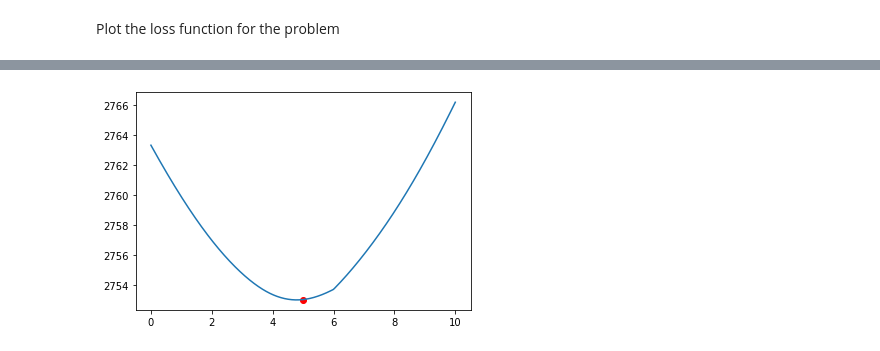
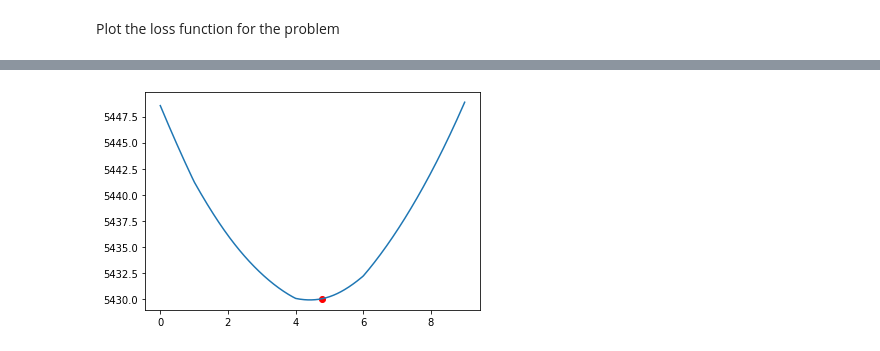
Before and after one commit to Euronym/trabalho_otimizacao, a Jupyter notebook: main.ipynb, the cells around one changed output, grey strips where cells are left out. Cells and saved outputs as stored; diff of their text form; code cells hidden in the pictures.

```diff
--- a/main.ipynb
+++ b/main.ipynb
@@ -87,6 +72,6 @@ The theorems showed in the paper tell us that the best coordinates y and z for t
 are equal to half of they magnitude. Now, there's only one coordinate remaining until
 we can find the best position of our uav: the x coordinate
 # %%
-coordinates_uav[0] = 10 / 2
 coordinates_uav[1] = 10 / 2
+coordinates_uav[2] = 10 / 2
 # %%
@@ -102,6 +84,7 @@ print(distance_drone_users_xy)
 # %%
-angle_users_xy = []
-angle_users_xz = []
-for i in range(len(users_positions_xy)):
-    angle_user_xy = np.arccos( ( ((coordinates_uav[0] - users_positions_xy[i][0]) ** 2 + (coordinates_uav[1] - users_positions_xy[i][1]) ** 2) ** 0.5 )/distance_drone_users_xy[i])
-    angle_users_xy.append(angle_user_xy)
+def calculate_angle_users(users_position, coordinates_uav, distance_drone_users):
+    angle_users= []
+    for i in range(len(users_position)):
+        angle_user = np.arccos( ( ((coordinates_uav[0] - users_position[i][0]) ** 2 + (coordinates_uav[1] - users_position[i][1]) ** 2) ** 0.5 )/distance_drone_users[i])
+        angle_users.append(angle_user)
+    return angle_users
@@ -146,20 +115,24 @@ def gradient(uav_coordinates, distance_drone_users, users_coordinates, w, g3):
     return gradient_value
 # %%
 x_uav_n, x_uav = 0, 0
-max_iterations = 500
-step_size = 0.01
+max_iterations = 1000
+step_size = 0.1
 
-tolerance = 0.001
+tolerance = 0.000001
 i = 0
 steps = []
+users_positions = np.concatenate((users_positions_xy, users_positions_xz), axis=0)
+
 while i < max_iterations:
-    coordinates_uav[0] = x_uav_n
     x_uav = x_uav_n
-    gradient_value = gradient(coordinates_uav, distance_drone_users_xy, users_positions_xy, w, g3)
+    coordinates_uav[0] = x_uav
+    distance_drone_users = calculate_distance_drone_users(coordinates_uav, users_positions)
+    gradient_value = gradient(coordinates_uav, distance_drone_users, users_positions, w, g3)
     x_uav_n = x_uav - step_size * gradient_value
-
+    print(x_uav_n)
     steps.append(x_uav_n)
-    if np.abs(x_uav_n - x_uav) < tolerance:
+    if abs(x_uav_n - x_uav) < tolerance:
+        print(x_uav_n - x_uav)
         break
     i += 1
 #print(steps, file=open('gradient.txt', 'w'))
@@ -188,29 +177,30 @@ fig.savefig('graphs/graph_uav.jpg')
 # %%
 import matplotlib.animation as manimation
 
 n = 500
 
-x = np.linspace(0, 10, num=n)
+angle_users = calculate_angle_users(users_positions, coordinates_uav, distance_drone_users)
 
+x = np.linspace(0, 9, num=n)
 coordinates_uav_test = list(map(lambda x: [x, 5, 5], x))
-steps_loss = list(map(lambda step: loss([step, 5, 5], w, distance_drone_users_xy,
-    users_positions_xy,angle_users_xy, g1, g2, g3, g4, carrier_frequency), steps))
+steps_loss = list(map(lambda step: loss([step, 5, 5], w, distance_drone_users,
+    users_positions,angle_users, g1, g2, g3, g4, carrier_frequency), steps))
 y = []
 for coordinate in coordinates_uav_test:
-    y.append(loss(coordinate, w, distance_drone_users_xy,users_positions_xy,angle_users_xy, g1, g2, g3, g4, carrier_frequency))
+    y.append(loss(coordinate, w, distance_drone_users,users_positions,angle_users, g1, g2, g3, g4, carrier_frequency))
 
 fig = plt.figure()
 loss_function_graph,  = plt.plot(x, y)
 gradient_steps_plot,  = plt.plot([], [], 'ro', markersize='10')
 text_plot = plt.text(0, 0, '')
-optimal_point = plt.scatter(coordinates_uav[0], loss(coordinates_uav, w, distance_drone_users_xy,users_positions_xy,angle_users_xy, g1, g2, g3, g4, carrier_frequency)
+optimal_point = plt.scatter(coordinates_uav[0], loss(coordinates_uav, w, distance_drone_users,users_positions,angle_users, g1, g2, g3, g4, carrier_frequency)
     , color='red')
 
 # plt.axhline(y=min(y), color='r', linestyle='-')
 
 #plt.savefig('graphs/gradient_descent.jpg')
 # %% [output]
-[figure, old version]
+[figure, new version]
 # %%
 # Define the meta data for the movie
 FFMpegWriter = manimation.writers['ffmpeg']
```
Also changed, not shown: parts of 10 cells of this notebook, 1 other file.
